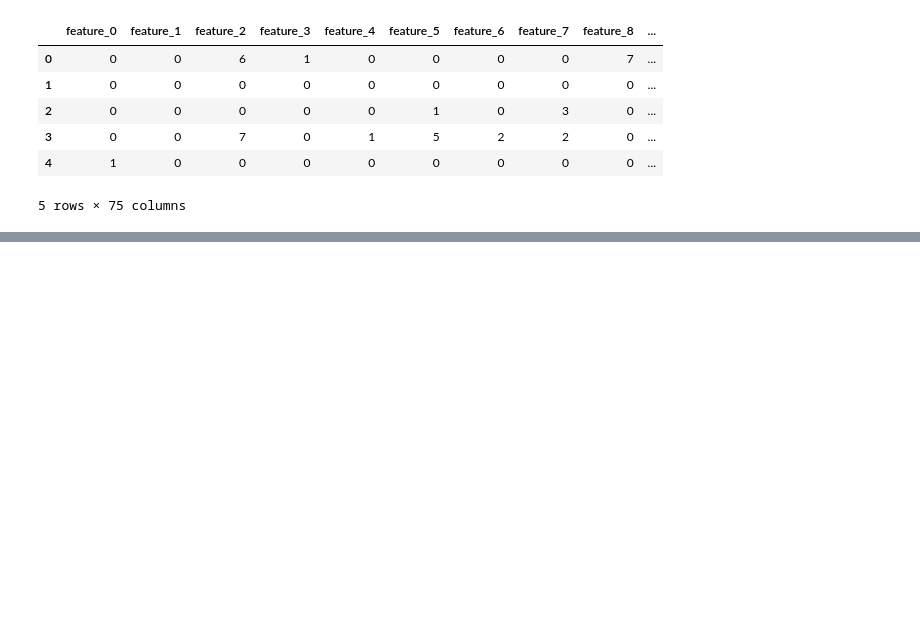
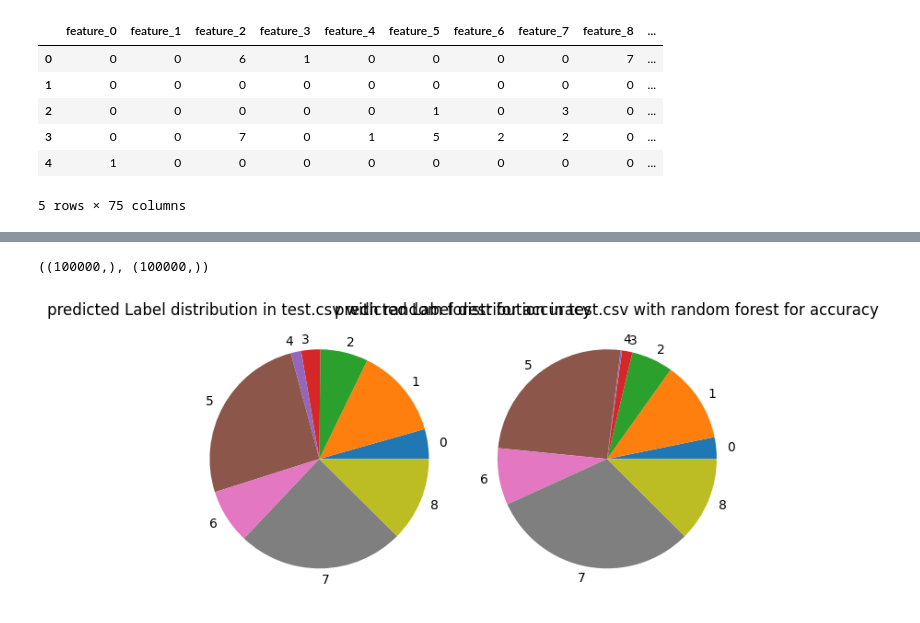
Before and after one commit to koltrakak-learning-repos/MLDM_learning_repo, a Jupyter notebook: Machine Learning/labs/Lab-topic-6-attribute-selection/attribute-selection-pca_nocode.ipynb, the cells around one changed output, grey strips where cells are left out. Cells and saved outputs as stored; diff of their text form; code cells hidden in the pictures; blank space fills up the shorter version.

```diff
--- a/Machine Learning/labs/Lab-topic-6-attribute-selection/attribute-selection-pca_nocode.ipynb
+++ b/Machine Learning/labs/Lab-topic-6-attribute-selection/attribute-selection-pca_nocode.ipynb
@@ -187,2 +320,5 @@ from sklearn.model_selection import ParameterGrid
+# %%
+clfs = []
+results = pd.DataFrame(columns=['scoring','model','best_params','accuracy','precision_macro','recall_macro','f1_macro'])
 # %%
 #grid search cv
@@ -205,0 +409,4 @@ Results for scoring "f1_macro"
+# %%
+display(df_test.sample(5))
+df_test = df_test.drop("id", axis=1)
+display(df_test)
@@ -205,0 +434,7 @@ Results for scoring "f1_macro"
+# %%
+# NB: nota che qua non refitto PCA per due motivi:
+# - il classificatore che ho allenato con il train set non avrebbe senso se i dati del test set fossero trasformati utilizzando altre componenti principali (SdR diverso)
+# - si assume che i dati del test set siano simili a quelli del train set e quindi che le componenti principali siano più o meno le stesse
+X_trans = pca.transform(df_test)
+X = X_trans[:, :cutoff_index].copy()
+X
@@ -205,0 +463,20 @@ Results for scoring "f1_macro"
+# %%
+y_pred_accuracy = clfs[1].best_estimator_.predict(X)
+y_pred_f1macro = clfs[3].best_estimator_.predict(X)
+y_pred_accuracy.shape, y_pred_f1macro.shape
+# %% [output]
+((100000,), (100000,))
+# %%
+# non posso calcolare una confusion matrix per test.csv dato che non ho le true labels
+# posso però vedere se la distribuzione delle predizioni è simile
+fig, (ax1,ax2) = plt.subplots(nrows=1, ncols=2)
+
+ax1.pie(np.unique(y_train, return_counts=True)[1], labels=np.unique(y_train, return_counts=True)[0]);
+ax1.set_title("predicted Label distribution in test.csv with random forest for accuracy")
+ax2.pie(np.unique(y_pred_f1macro, return_counts=True)[1], labels=np.unique(y_pred_f1macro, return_counts=True)[0]);
+ax2.set_title("predicted Label distribution in test.csv with random forest for accuracy")
+
+plt.tight_layout()
+plt.show()
+# %% [output]
+[figure, added]
```
Also changed, not shown: parts of 22 cells of this notebook, 12 other files.
